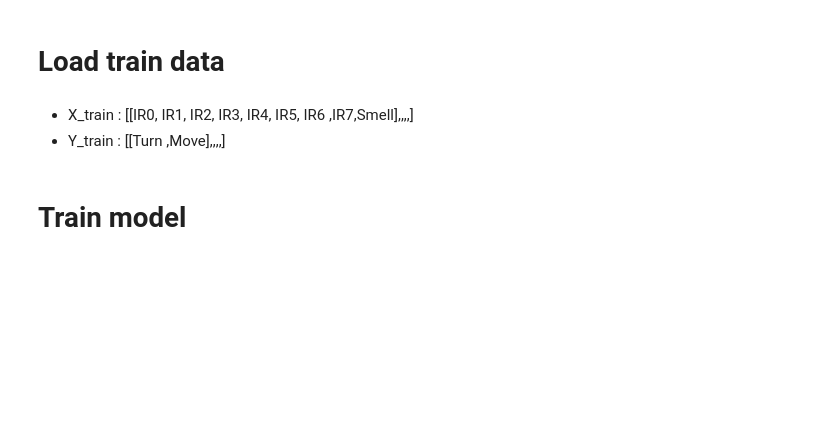
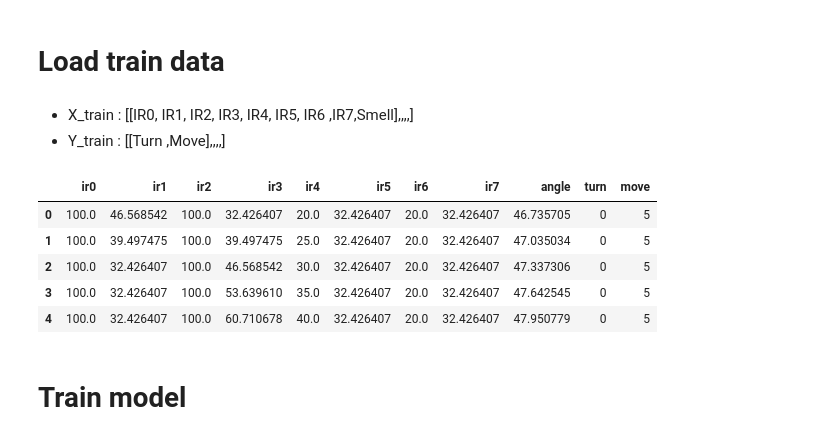
Before and after one commit to Srisuphadith/IRP-Simbot, a Jupyter notebook: train_ANN.ipynb, the cells around one changed output. Drawn from its saved outputs; the diff is of its cells as text; code cells hidden in the pictures; blank space fills up the shorter version.

```diff
--- a/train_ANN.ipynb
+++ b/train_ANN.ipynb
@@ -56,0 +55,11 @@ df.to_csv('./csv/irp_ann.csv')
+# %%
+df2 = pd.read_csv('./csv/history_all.csv')
+# %%
+df2.head(5)
+# %% [output]
+|  | ir0 | ir1 | ir2 | ir3 | ir4 | ir5 | ir6 | ir7 | angle | turn | move |
+| 0 | 100.0 | 46.568542 | 100.0 | 32.426407 | 20.0 | 32.426407 | 20.0 | 32.426407 | 46.735705 | 0 | 5 |
+| 1 | 100.0 | 39.497475 | 100.0 | 39.497475 | 25.0 | 32.426407 | 20.0 | 32.426407 | 47.035034 | 0 | 5 |
+| 2 | 100.0 | 32.426407 | 100.0 | 46.568542 | 30.0 | 32.426407 | 20.0 | 32.426407 | 47.337306 | 0 | 5 |
+| 3 | 100.0 | 32.426407 | 100.0 | 53.639610 | 35.0 | 32.426407 | 20.0 | 32.426407 | 47.642545 | 0 | 5 |
+| 4 | 100.0 | 32.426407 | 100.0 | 60.710678 | 40.0 | 32.426407 | 20.0 | 32.426407 | 47.950779 | 0 | 5 |
```
Also changed, not shown: parts of 21 cells of this notebook, 30 other files.
